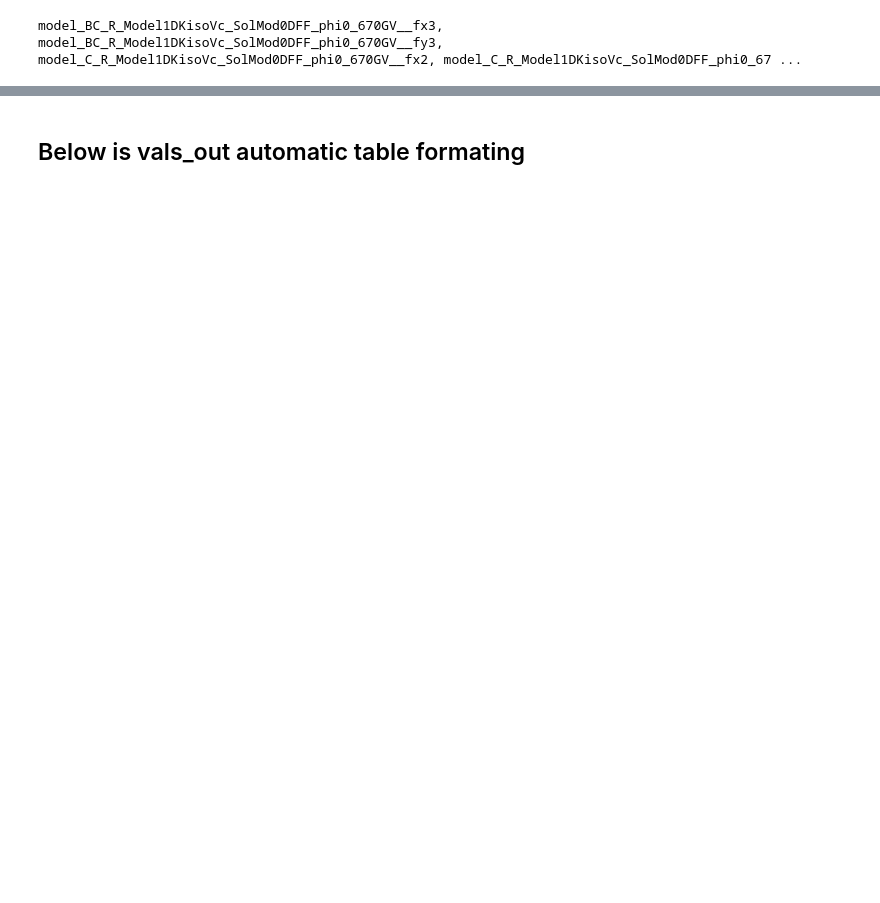
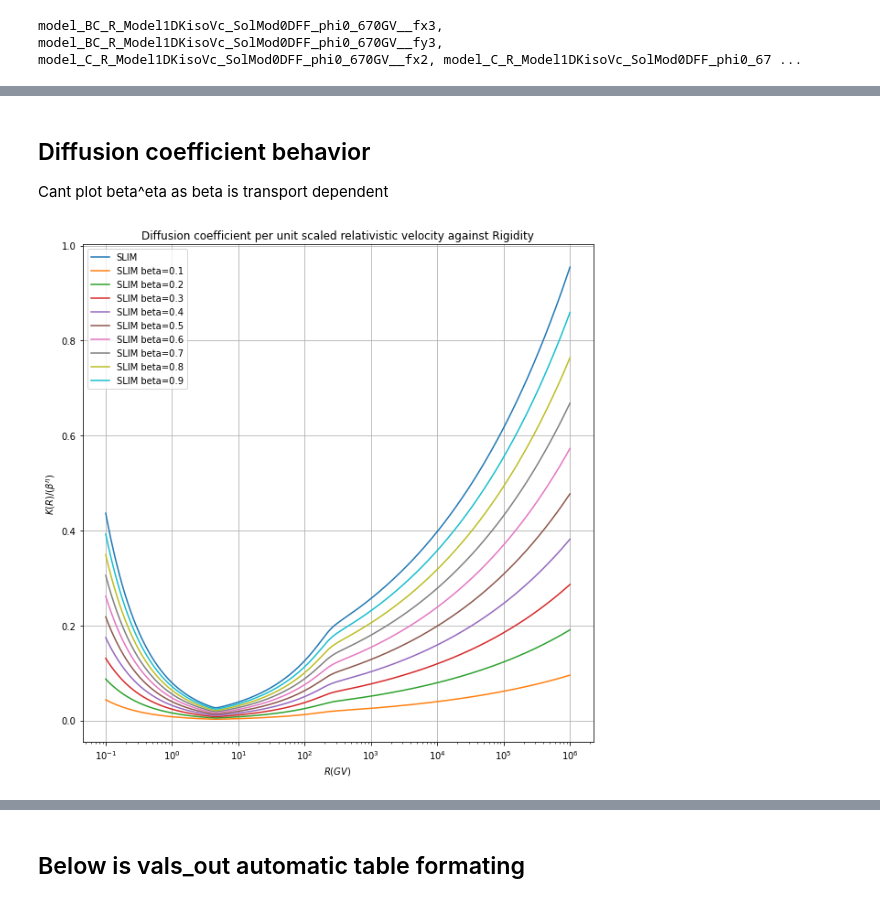
Before and after one commit to Naderschah/USINE_docker, a Jupyter notebook: gen_graphs.ipynb, the cells around one changed output, grey strips where cells are left out. Saved outputs shown, nothing was run; the diff lists cells and outputs as text; code cells hidden in the pictures; blank space fills up the shorter version.

```diff
--- a/gen_graphs.ipynb
+++ b/gen_graphs.ipynb
@@ -255,0 +425,79 @@ for key in C_dat:
+# %% [markdown]
+## Diffusion coefficient behavior
+
+Cant plot beta^eta as beta is transport dependent
+# %%
+# Get data for all models
+model_paths = '/home/felix/USINE/'
+
+model_val_files ={}
+for i in os.listdir(model_paths):
+    if 'out' in i:
+        model_val_files['_'.join(i.split('_')[:-1:])]=os.path.join(model_paths, i,'model_vals_pars.out')
+
+# Extract transport parameters
+for i in model_val_files:
+    with open(model_val_files[i], 'r') as f:
+        lines = f.readlines()
+        cond = False
+    for line in lines:
+        if '# Source' in line:
+            cond = False
+            break
+        if cond and line!='\n':
+            key, value = line.split('=')
+            # Latex format key
+            key = latex_format[key.strip(' ')]
+            # Add units
+            key = key + ' (' + value.split('[')[1].split(']')[0] + ')'
+            if key.strip(' ') not in transport_params.keys():
+                transport_params[key.strip(' ')] = [float(value.split('[')[0].strip(' '))]
+            else:
+                transport_params[key.strip(' ')].append(float(value.split('[')[0].strip(' ')))
+        if '# Transport' in line:
+            cond = True
+
+
+def diff_coeff_func(K10,delta,deltal,deltah, sl,sh,Rl,Rh,R):
+    return K10*(1+(R/Rl)**((deltal-delta)/sl))**(sl)*(R/10)**(delta)*(1+(R/Rh)**((delta-deltah)/sh))**(-sh)
+
+
+
+rigidity = np.logspace(-1,6,1000)
+diff_coeff = {}
+count=0
+for i in model_val_files:
+    diff_coeff[i] = [diff_coeff_func(transport_params['K_0 (kpc^2/Myr)'][count],
+                                    transport_params['\\delta (-)'][count],
+                                    transport_params['\\delta_{low} (-)'][count],
+                                    transport_params['\\delta_{break} (-)'][count],
+                                    transport_params['s_{low} (-)'][count],
+                                    transport_params['s_{break} (-)'][count], # TODO: Is break high?
+                                    transport_params['R_{low} (GV)'][count],
+                                    transport_params['R_{break} (GV)'][count],
+                                    R ) for R in rigidity]
+    count+=1
+
+fig = plt.figure(figsize=(10,10))
+
+plt.xscale('log')
+
+plt.ylabel(r'$K(R)/(\beta^{\eta})$')
+plt.xlabel(r'$R (GV)$')
+plt.title(r'Diffusion coefficient per unit scaled relativistic velocity against Rigidity')
+count=0
+for i in diff_coeff:
+    plt.plot(rigidity,diff_coeff[i],label=i)
+    # Plot v based remove this
+    for j in range(1,10):
+        plt.plot(rigidity,[k*(j/10)**(transport_params['\\eta_t (-)'][count]) for k in diff_coeff[i]],label=i+' beta=0.{}'.format(j))
+    count+=1
+    break
+
+
+plt.grid()
+plt.legend()
+
+plt.savefig('/home/felix/USINE/gen_graphics/diff_coeff_vs_rigidity.png',bbox_inches='tight')
+# %% [output]
+[figure, added]
```
Also changed, not shown: parts of 11 cells of this notebook, 20 other files.
